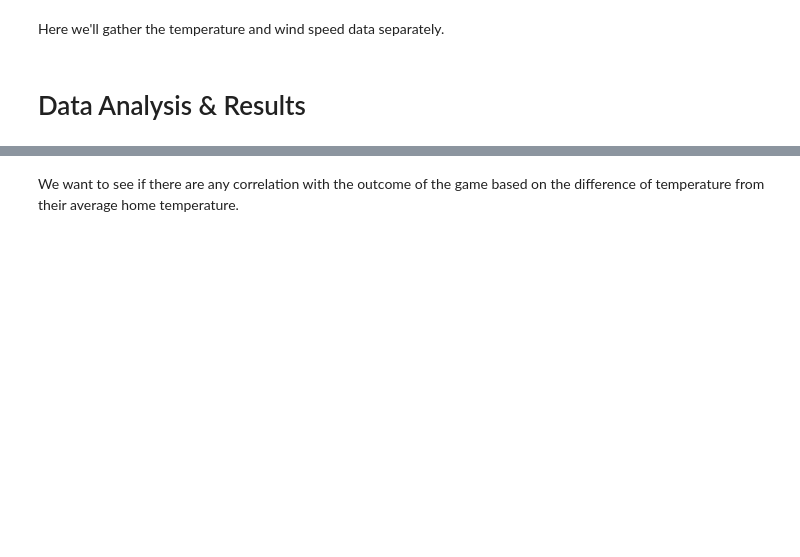
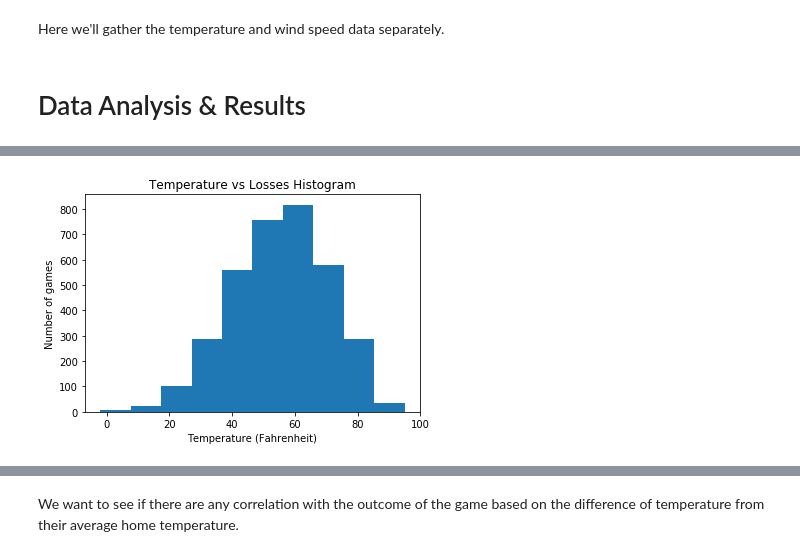
Before and after one commit to apwai/COGS108_Final_Project, a Jupyter notebook: Final-Project.ipynb, the cells around one changed output, grey strips where cells are left out. Cells and saved outputs as stored; diff of their text form; code cells hidden in the pictures; blank space fills up the shorter version.

```diff
--- a/Final-Project.ipynb
+++ b/Final-Project.ipynb
@@ -119,3 +137,9 @@ plt.hist(df[df["home_w_l_t"] == "TIE"]["weather_temperature"])
 # %%
 # temp_loss histogram
 plt.hist(df[df["home_w_l_t"] == "LOSS"]["weather_temperature"])
+plt.title("Temperature vs Losses Histogram")
+plt.xlabel("Temperature (Fahrenheit)")
+plt.ylabel("Number of games")
+plt.show()
+# %% [output]
+[figure, added]
```
Also changed, not shown: parts of 30 cells of this notebook.
